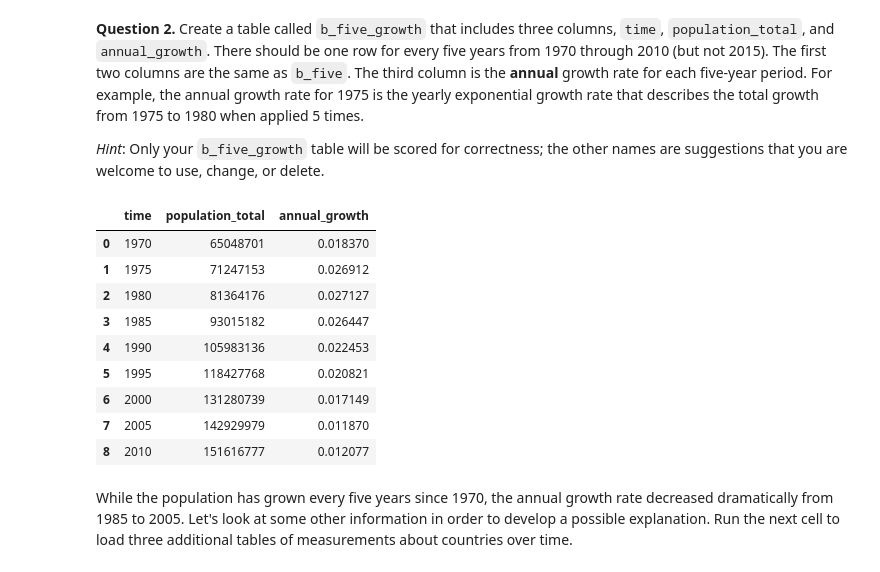
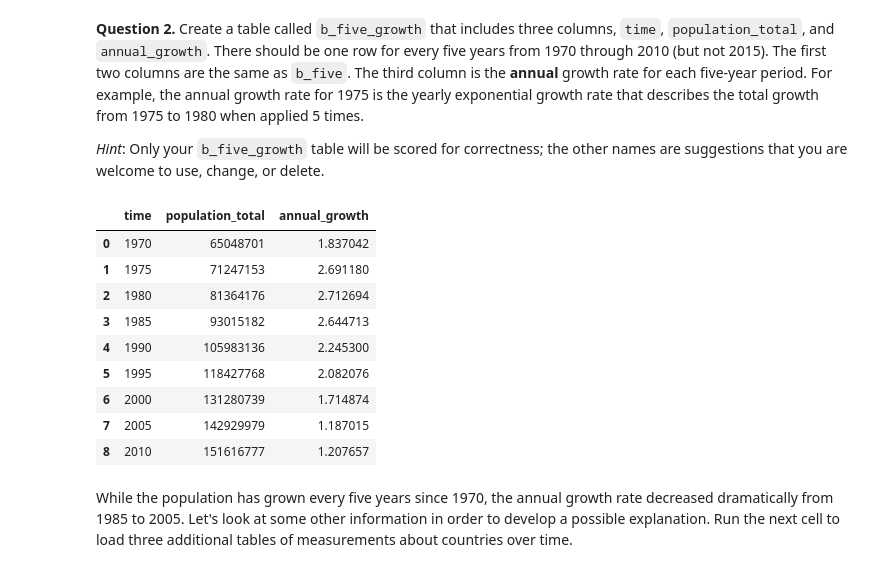
Before and after one commit to JoeFry15/ox-assignment-2, a Jupyter notebook: Second-Assignment.ipynb, the cells around one changed output. Saved outputs shown, nothing was run; the diff lists cells and outputs as text; code cells hidden in the pictures.

```diff
--- a/Second-Assignment.ipynb
+++ b/Second-Assignment.ipynb
@@ -97,31 +101,32 @@ b_five
 # %%
 b_1970_through_2010 = np.arange(1970, 2011, 5)
 initial = b_pop[b_pop['time'].isin(b_1970_through_2010)].reset_index(drop=True)
 
 changed = b_five.diff()
 
 initial['changed'] = changed['population_total'].iloc[1:].reset_index(drop=True)
 
 def calculate_annual(total, change):
     final_value = total + change
-    return ((final_value / total) ** (1 / 5)) - 1
+    return (((final_value / total) ** (1 / 5)) - 1) * 100
 
 initial['annual_growth'] = initial.apply(lambda x: calculate_annual(x['population_total'], x['changed']), axis=1)
 
 b_five_growth = initial.drop('changed', axis=1)
 
+# I opted to show annual_growth as a percentage rather than a decimal as I wasn't totally clear from the question
 b_five_growth
 # %% [output]
 |  | time | population_total | annual_growth |
-| 0 | 1970 | 65048701 | 0.018370 |
-| 1 | 1975 | 71247153 | 0.026912 |
-| 2 | 1980 | 81364176 | 0.027127 |
-| 3 | 1985 | 93015182 | 0.026447 |
-| 4 | 1990 | 105983136 | 0.022453 |
-| 5 | 1995 | 118427768 | 0.020821 |
-| 6 | 2000 | 131280739 | 0.017149 |
-| 7 | 2005 | 142929979 | 0.011870 |
-| 8 | 2010 | 151616777 | 0.012077 |
+| 0 | 1970 | 65048701 | 1.837042 |
+| 1 | 1975 | 71247153 | 2.691180 |
+| 2 | 1980 | 81364176 | 2.712694 |
+| 3 | 1985 | 93015182 | 2.644713 |
+| 4 | 1990 | 105983136 | 2.245300 |
+| 5 | 1995 | 118427768 | 2.082076 |
+| 6 | 2000 | 131280739 | 1.714874 |
+| 7 | 2005 | 142929979 | 1.187015 |
+| 8 | 2010 | 151616777 | 1.207657 |
 # %% [markdown]
 While the population has grown every five years since 1970, the annual growth rate decreased dramatically from 1985 to 2005. Let's look at some other information in order to develop a possible explanation. Run the next cell to load three additional tables of measurements about countries over time.
 # %%
```
Also changed, not shown: parts of 6 cells of this notebook.
